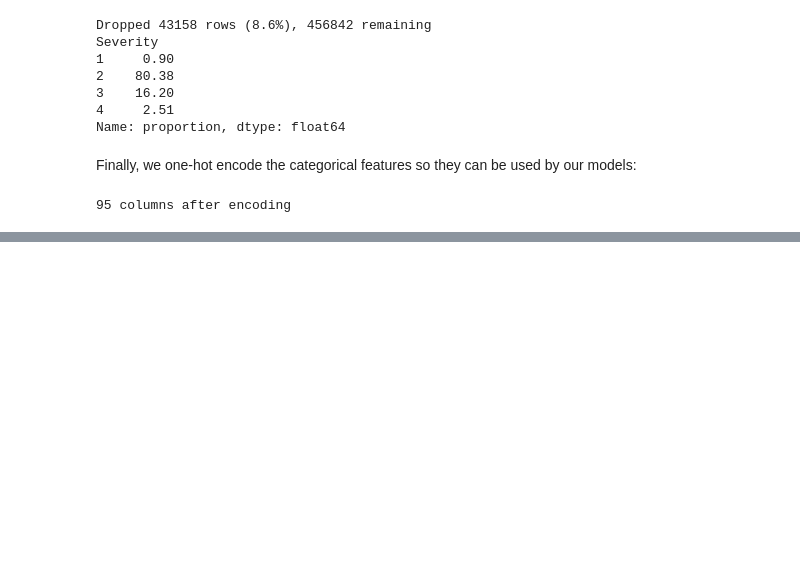
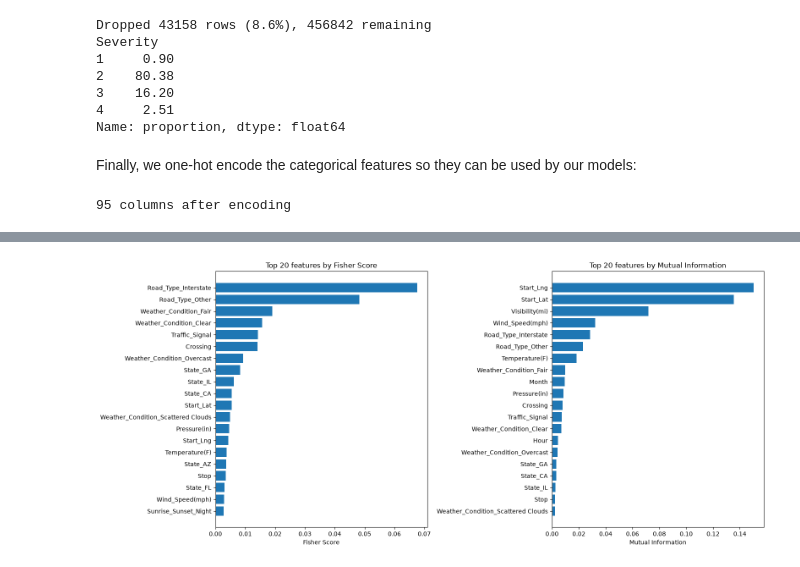
Before and after one commit to ZSchuler/traffic-accident-severity-predictor, a Jupyter notebook: eda.ipynb, the cells around one changed output, grey strips where cells are left out. Cells and saved outputs as stored; diff of their text form; code cells hidden in the pictures; blank space fills up the shorter version.

Commit message:
removed EDA and replaced with top k MI score for dimensionality reduction

```diff
--- a/eda.ipynb
+++ b/eda.ipynb
@@ -374,0 +347,12 @@ plt.show()
+# %%
+# Fisher Score
+X = df.drop(columns='Severity').astype(float)
+y = df['Severity']
+X = (X - X.min()) / (X.max() - X.min())
+
+groups = X.groupby(y)
+n_k = groups.size()
+between = ((groups.mean() - X.mean()) ** 2).mul(n_k, axis=0).sum()
+within = groups.var(ddof=0).mul(n_k, axis=0).sum()
+fisher = (between / within).sort_values(ascending=False)
+fisher.head(20)
@@ -374,0 +377,14 @@ plt.show()
+# %%
+# Mutual Information
+from sklearn.feature_selection import mutual_info_classif
+
+X_mi = df.drop(columns='Severity')
+continuous = ['Start_Lat', 'Start_Lng', 'Temperature(F)', 'Humidity(%)', 'Pressure(in)',
+              'Visibility(mi)', 'Wind_Speed(mph)', 'Precipitation(in)']
+discrete = ~X_mi.columns.isin(continuous)
+
+mi = pd.Series(
+    mutual_info_classif(X_mi.astype(float), df['Severity'], discrete_features=discrete, random_state=42),
+    index=X_mi.columns
+).sort_values(ascending=False)
+mi.head(20)
@@ -374,0 +409,11 @@ plt.show()
+# %%
+fig, axes = plt.subplots(1, 2, figsize=(16, 7))
+for ax, scores, title in [(axes[0], fisher, 'Fisher Score'), (axes[1], mi, 'Mutual Information')]:
+    top = scores.head(20)[::-1]
+    ax.barh(top.index, top.values)
+    ax.set_title(f'Top 20 features by {title}')
+    ax.set_xlabel(title)
+plt.tight_layout()
+plt.show()
+# %% [output]
+[figure, added]
```
Also changed, not shown: parts of 9 cells of this notebook.
